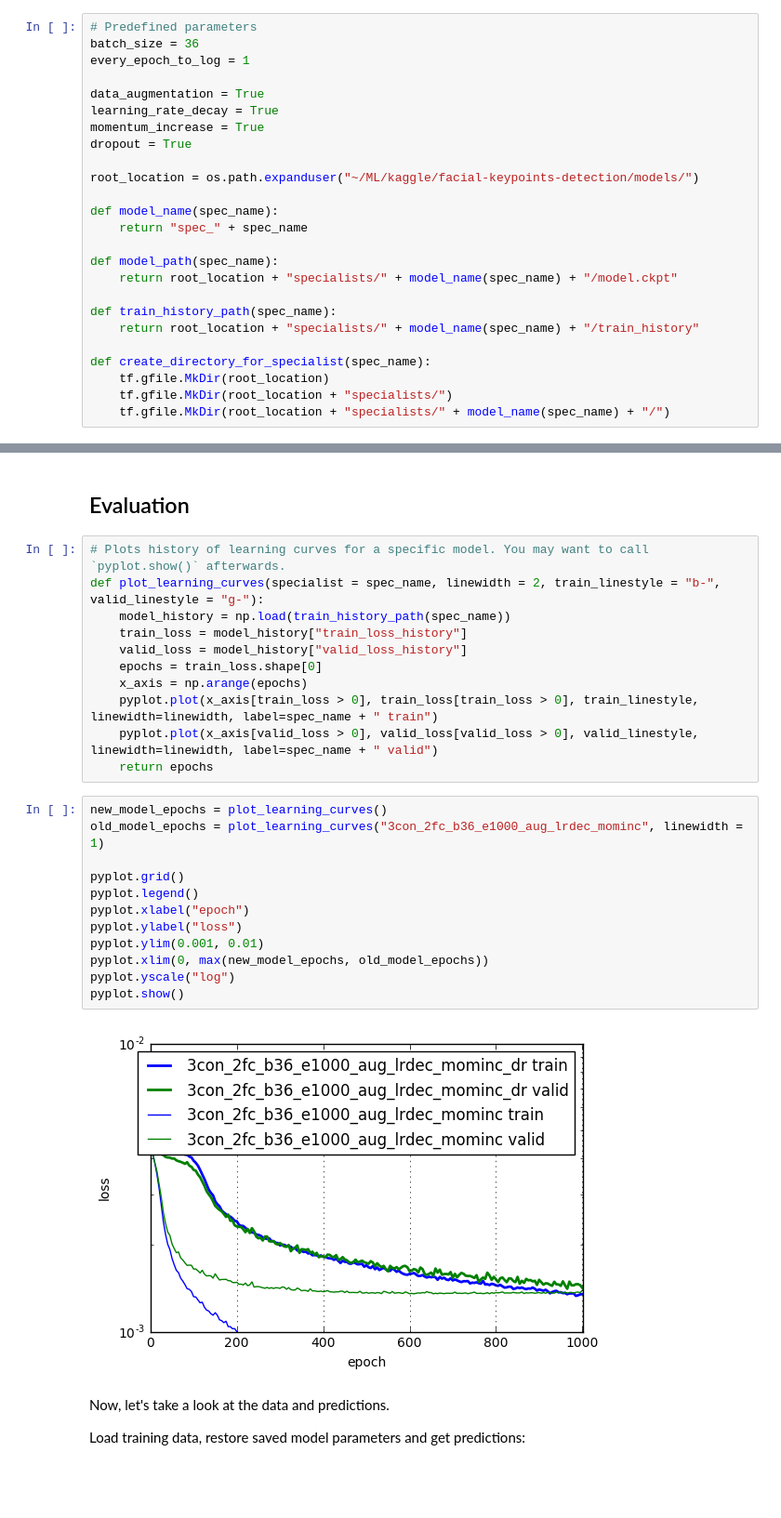
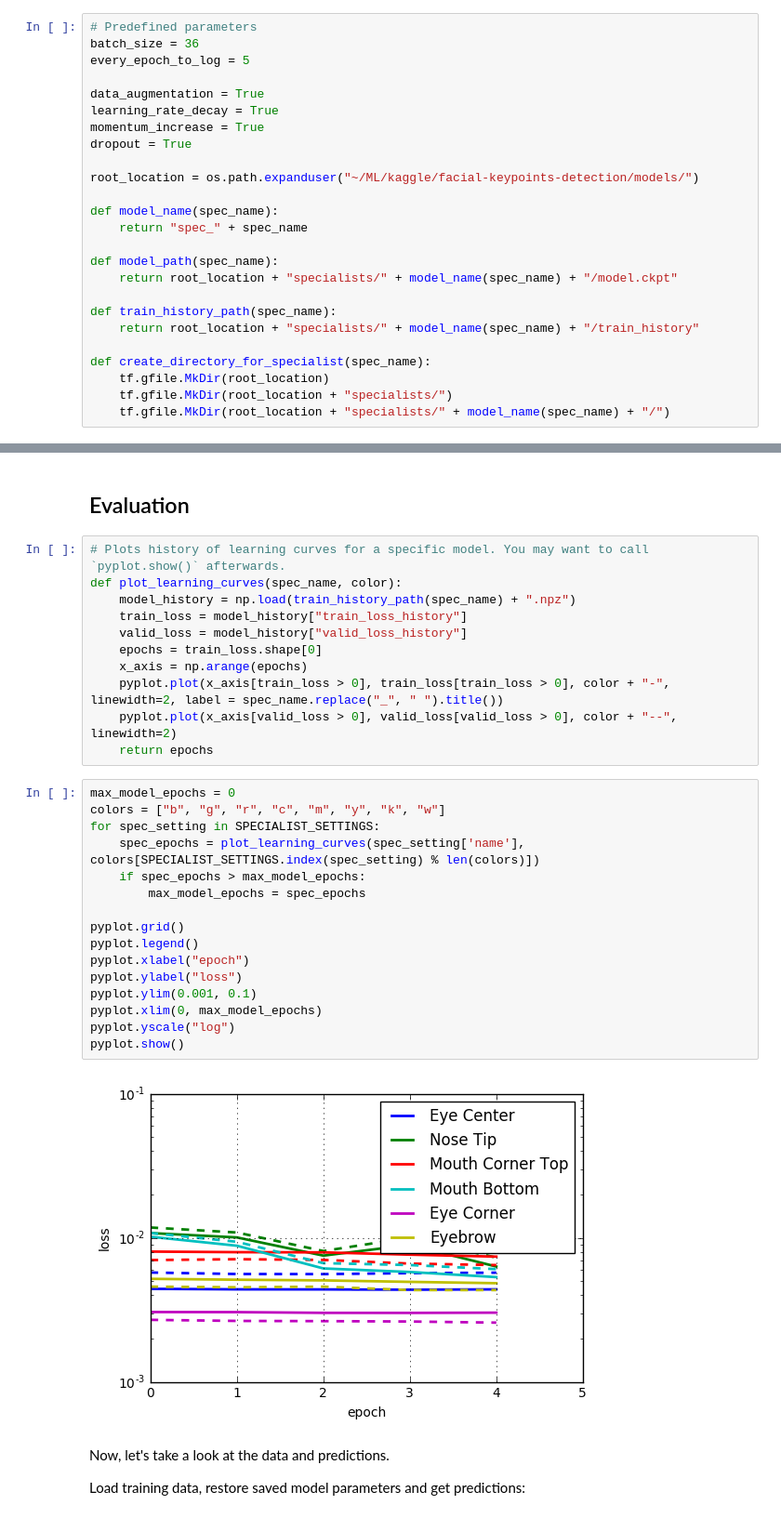
Before and after one commit to alexstaravoitau/kaggle-facial-keypoints-detection, a Jupyter notebook: 3_training_specialists.ipynb, the cells around one changed output, grey strips where cells are left out. Shown at 93% size. Saved outputs shown, nothing was run; the diff lists cells and outputs as text; blank space fills up the shorter version.

```diff
--- a/3_training_specialists.ipynb
+++ b/3_training_specialists.ipynb
@@ -75,7 +75,7 @@ def load2d(test = False, cols = None):
 # %%
 # Predefined parameters
 batch_size = 36
-every_epoch_to_log = 1
+every_epoch_to_log = 5
 
 data_augmentation = True
 learning_rate_decay = True
@@ -423,29 +434,33 @@ Validation loss: 0.01301293
 ## Evaluation
 # %%
 # Plots history of learning curves for a specific model. You may want to call `pyplot.show()` afterwards.
-def plot_learning_curves(specialist = spec_name, linewidth = 2, train_linestyle = "b-", valid_linestyle = "g-"):
-    model_history = np.load(train_history_path(spec_name))
+def plot_learning_curves(spec_name, color):
+    model_history = np.load(train_history_path(spec_name) + ".npz")
     train_loss = model_history["train_loss_history"]
     valid_loss = model_history["valid_loss_history"]
     epochs = train_loss.shape[0]
     x_axis = np.arange(epochs)
-    pyplot.plot(x_axis[train_loss > 0], train_loss[train_loss > 0], train_linestyle, linewidth=linewidth, label=spec_name + " train")
-    pyplot.plot(x_axis[valid_loss > 0], valid_loss[valid_loss > 0], valid_linestyle, linewidth=linewidth, label=spec_name + " valid")
+    pyplot.plot(x_axis[train_loss > 0], train_loss[train_loss > 0], color + "-", linewidth=2, label = spec_name.replace("_", " ").title())
+    pyplot.plot(x_axis[valid_loss > 0], valid_loss[valid_loss > 0], color + "--", linewidth=2)
     return epochs
 # %%
-new_model_epochs = plot_learning_curves()
-old_model_epochs = plot_learning_curves("3con_2fc_b36_e1000_aug_lrdec_mominc", linewidth = 1)
+max_model_epochs = 0
+colors = ["b", "g", "r", "c", "m", "y", "k", "w"]
+for spec_setting in SPECIALIST_SETTINGS:
+    spec_epochs = plot_learning_curves(spec_setting['name'], colors[SPECIALIST_SETTINGS.index(spec_setting) % len(colors)])
+    if spec_epochs > max_model_epochs:
+        max_model_epochs = spec_epochs
 
 pyplot.grid()
 pyplot.legend()
 pyplot.xlabel("epoch")
 pyplot.ylabel("loss")
-pyplot.ylim(0.001, 0.01)
-pyplot.xlim(0, max(new_model_epochs, old_model_epochs))
+pyplot.ylim(0.001, 0.1)
+pyplot.xlim(0, max_model_epochs)
 pyplot.yscale("log")
 pyplot.show()
 # %% [output]
-[figure, old version]
+[figure, new version]
 # %% [markdown]
 Now, let's take a look at the data and predictions.
 
```
Also changed, not shown: parts of 9 cells of this notebook.
